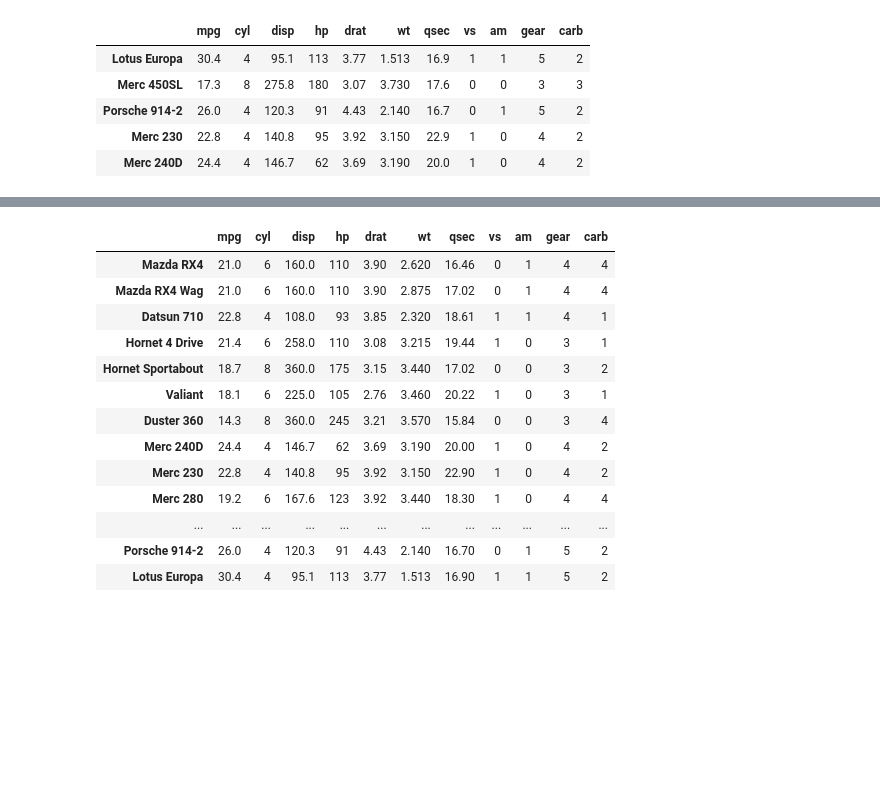
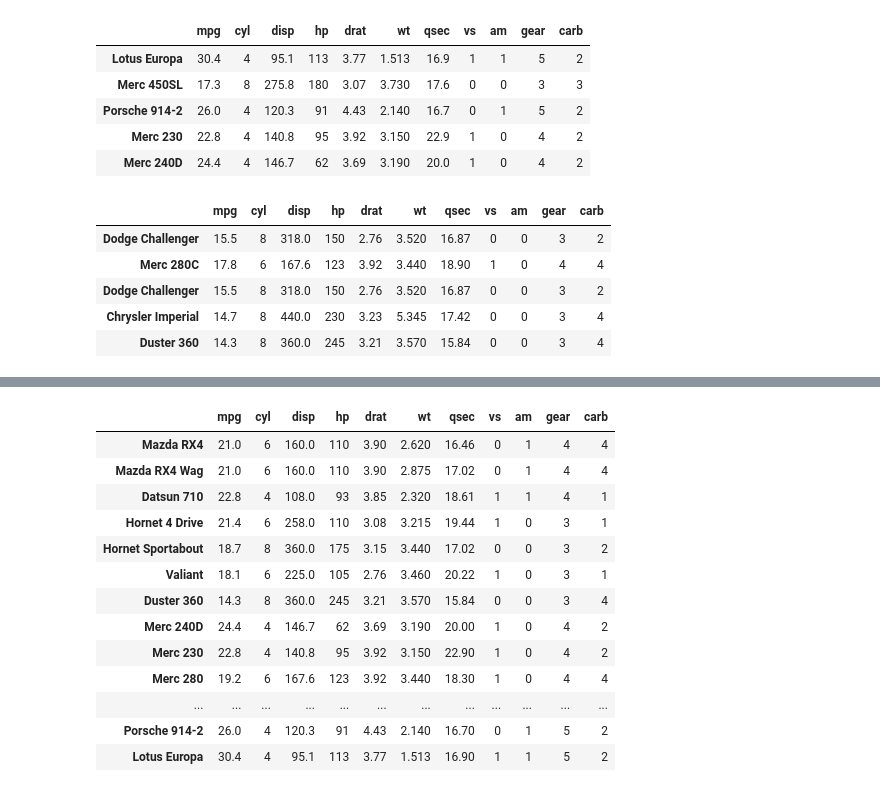
Before and after one commit to pwwang/datar, a Jupyter notebook: docs/notebooks/slice.ipynb, the cells around one changed output, grey strips where cells are left out. Cells and saved outputs as stored; diff of their text form; code cells hidden in the pictures; blank space fills up the shorter version.

```diff
--- a/docs/notebooks/slice.ipynb
+++ b/docs/notebooks/slice.ipynb
@@ -251,6 +230,15 @@ mtcars >> slice_sample(n=5, random_state=8525)
 | Porsche 914-2 | 26.0 | 4 | 120.3 | 91 | 4.43 | 2.140 | 16.7 | 0 | 1 | 5 | 2 |
 | Merc 230 | 22.8 | 4 | 140.8 | 95 | 3.92 | 3.150 | 22.9 | 1 | 0 | 4 | 2 |
 | Merc 240D | 24.4 | 4 | 146.7 | 62 | 3.69 | 3.190 | 20.0 | 1 | 0 | 4 | 2 |
+# %%
+mtcars >> slice_sample(n=5, random_state=8525, replace=True)
+# %% [output]
+|  | mpg | cyl | disp | hp | drat | wt | qsec | vs | am | gear | carb |
+| Dodge Challenger | 15.5 | 8 | 318.0 | 150 | 2.76 | 3.520 | 16.87 | 0 | 0 | 3 | 2 |
+| Merc 280C | 17.8 | 6 | 167.6 | 123 | 3.92 | 3.440 | 18.90 | 1 | 0 | 4 | 4 |
+| Dodge Challenger | 15.5 | 8 | 318.0 | 150 | 2.76 | 3.520 | 16.87 | 0 | 0 | 3 | 2 |
+| Chrysler Imperial | 14.7 | 8 | 440.0 | 230 | 3.23 | 5.345 | 17.42 | 0 | 0 | 3 | 4 |
+| Duster 360 | 14.3 | 8 | 360.0 | 245 | 3.21 | 3.570 | 15.84 | 0 | 0 | 3 | 4 |
 # %%
 mtcars >> slice_sample(weight_by=f.wt, n=5)
 # %% [output]
```
Also changed, not shown: parts of 19 cells of this notebook, 2 other files.
